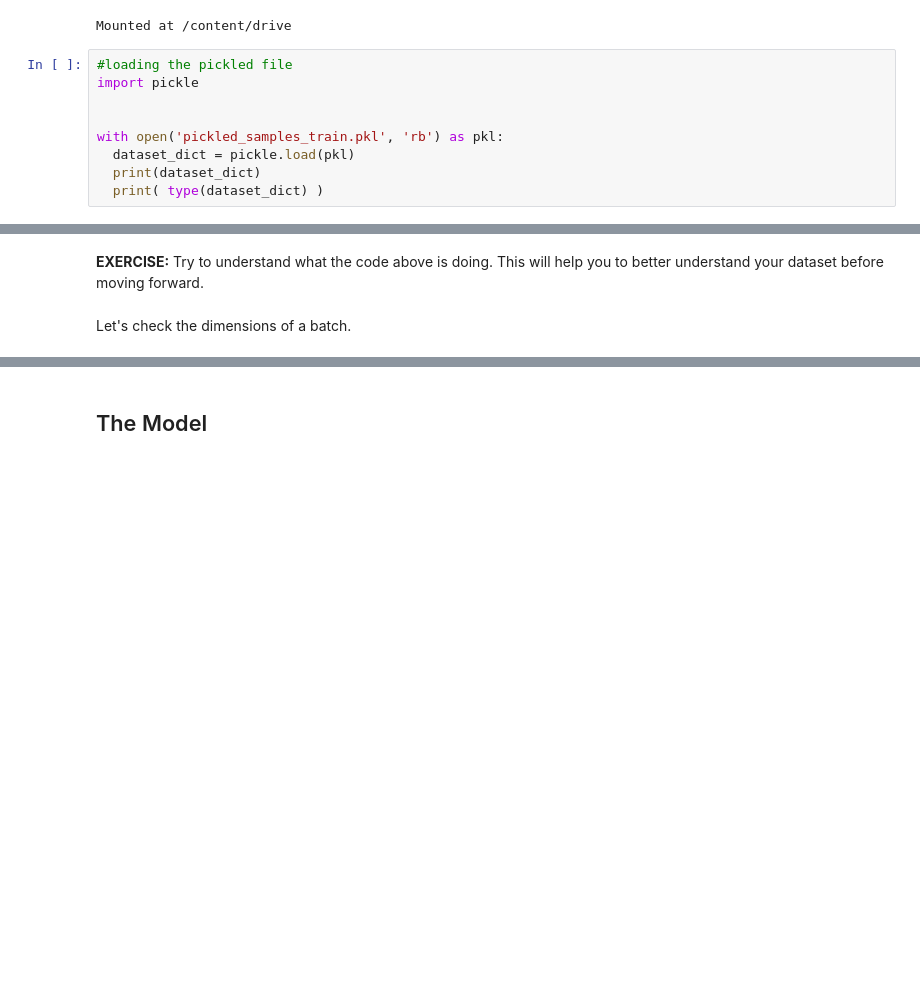
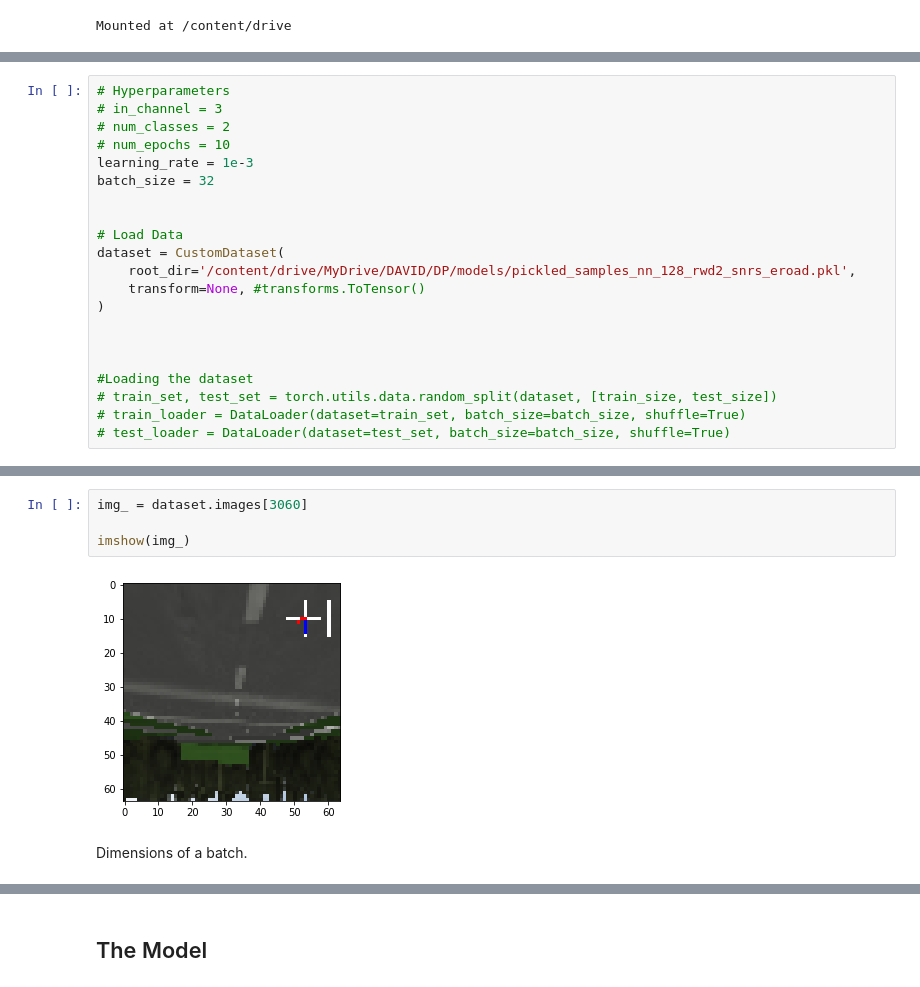
Before and after one commit to Vosa23/master_thesis_final, a Jupyter notebook: CNN_model_for_sensors.ipynb, the cells around one changed output, grey strips where cells are left out. Saved outputs shown, nothing was run; the diff lists cells and outputs as text; blank space fills up the shorter version.

```diff
--- a/CNN_model_for_sensors.ipynb
+++ b/CNN_model_for_sensors.ipynb
@@ -23,14 +31,5 @@ from google.colab import drive
 drive.mount('/content/drive')
 # %% [output]
 Mounted at /content/drive
-# %%
-#loading the pickled file
-import pickle
-
-
-with open('pickled_samples_train.pkl', 'rb') as pkl:
-  dataset_dict = pickle.load(pkl)
-  print(dataset_dict)
-  print( type(dataset_dict) )
 # %%
 #DVO dataset
@@ -167,2 +87,23 @@ images[0].shape::  torch.Size([3, 64, 64])
+# %%
+# Hyperparameters
+# in_channel = 3
+# num_classes = 2
+# num_epochs = 10
+learning_rate = 1e-3
+batch_size = 32
+
+
+# Load Data
+dataset = CustomDataset(
+    root_dir='/content/drive/MyDrive/DAVID/DP/models/pickled_samples_nn_128_rwd2_snrs_eroad.pkl',
+    transform=None, #transforms.ToTensor()
+)
+
+
+
+#Loading the dataset
+# train_set, test_set = torch.utils.data.random_split(dataset, [train_size, test_size])
+# train_loader = DataLoader(dataset=train_set, batch_size=batch_size, shuffle=True)
+# test_loader = DataLoader(dataset=test_set, batch_size=batch_size, shuffle=True)
 # %%
 #Loading the dataset
@@ -226,7 +187,11 @@ imshow(torchvision.utils.make_grid(images))
-# %% [markdown]
-**EXERCISE:** Try to understand what the code above is doing. This will help you to better understand your dataset before moving forward.
+# %%
+img_ = dataset.images[3060]
+
+imshow(img_)
+# %% [output]
+[figure, added]
 # %% [markdown]
-Let's check the dimensions of a batch.
+Dimensions of a batch.
 # %%
 for images, labels in train_loader:
     print("Image batch dimensions:", images.shape)
```
Also changed, not shown: parts of 23 cells of this notebook, 9 other files.
